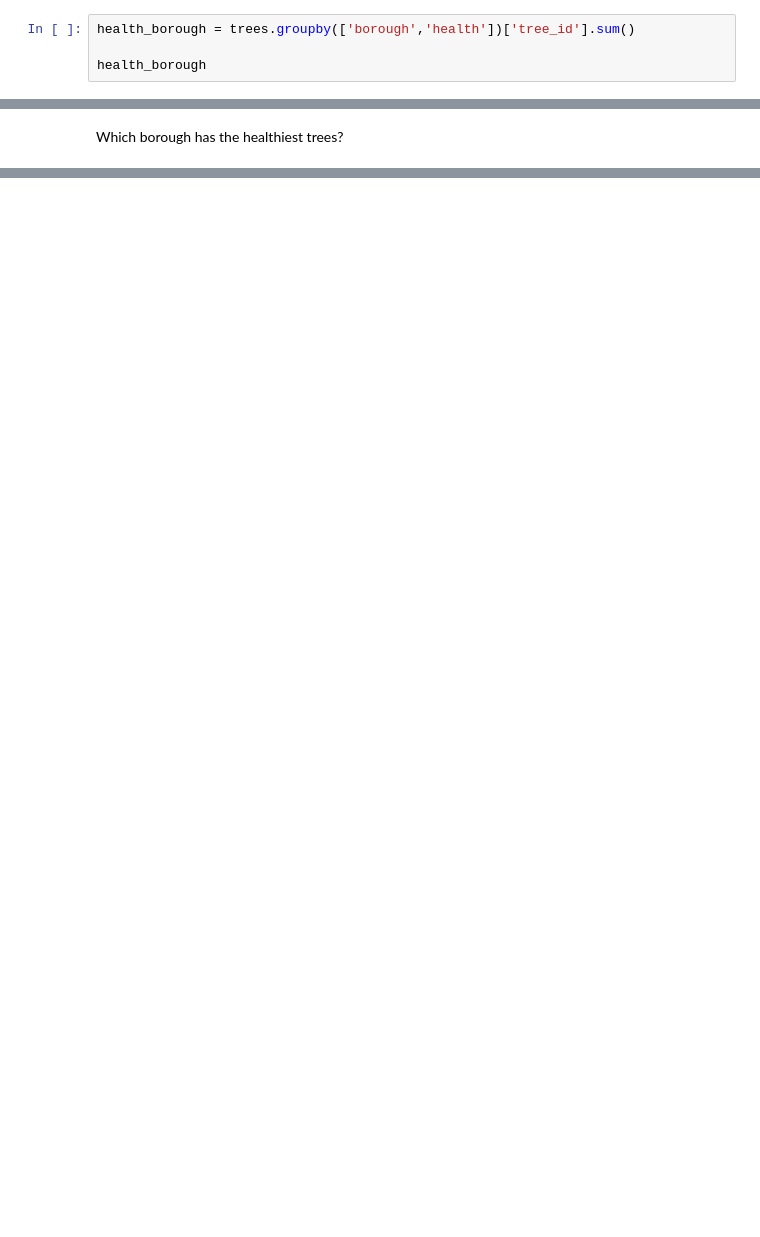
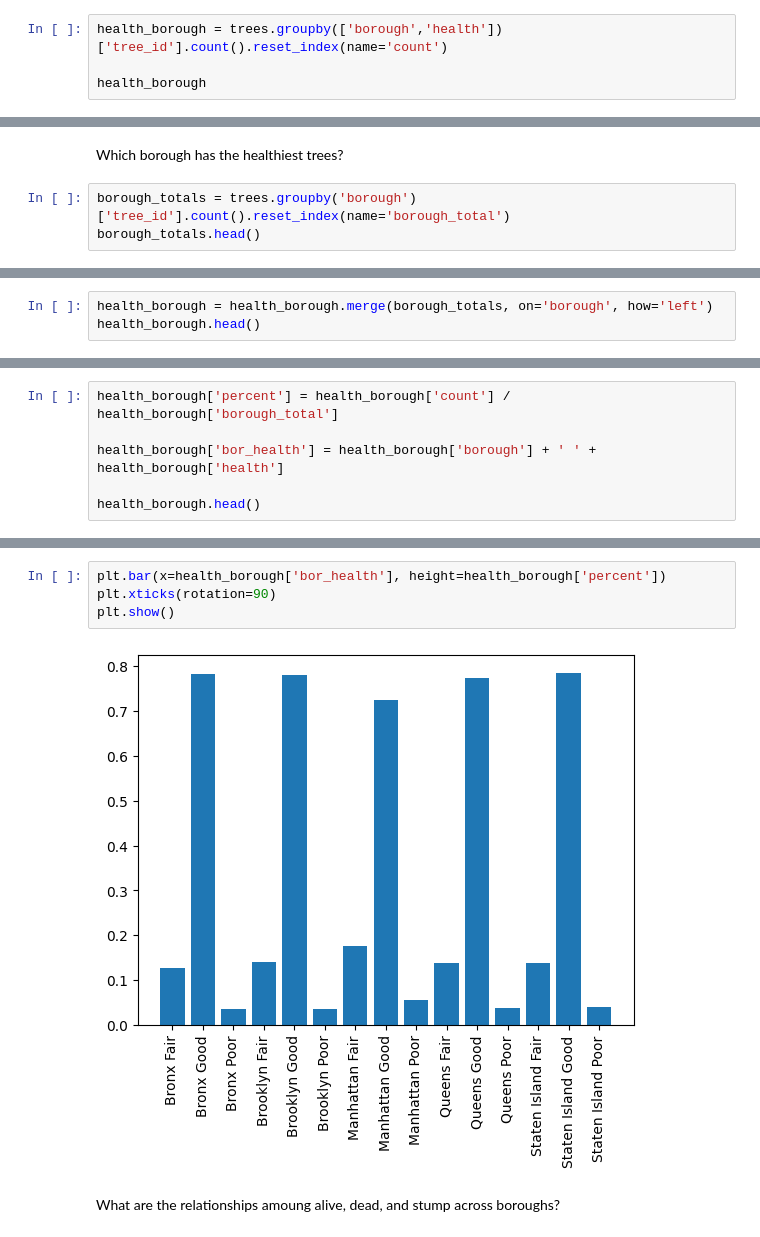
Before and after one commit to matthewtomalley/NYC-Trees-and-Income, a Jupyter notebook: eda.ipynb, the cells around one changed output, grey strips where cells are left out. Saved outputs shown, nothing was run; the diff lists cells and outputs as text; blank space fills up the shorter version.

```diff
--- a/eda.ipynb
+++ b/eda.ipynb
@@ -360,7 +363,7 @@ trees.head()
 | 3 | 204337 | 10 | 0 | Alive | Good | Gleditsia triacanthos var. inermis | honeylocust | 1027 GRAND STREET | 11211 | Brooklyn | ... |
 | 4 | 189565 | 21 | 0 | Alive | Good | Tilia americana | American linden | 603 6 STREET | 11215 | Brooklyn | ... |
 # %%
-health_borough = trees.groupby(['borough','health'])['tree_id'].sum()
+health_borough = trees.groupby(['borough','health'])['tree_id'].count().reset_index(name='count')
 
 health_borough
 # %% [output]
@@ -384,2 +386,5 @@ Name: tree_id, dtype: int64
 # %% [markdown]
 Which borough has the healthiest trees?
+# %%
+borough_totals = trees.groupby('borough')['tree_id'].count().reset_index(name='borough_total')
+borough_totals.head()
@@ -385,0 +398,3 @@ Which borough has the healthiest trees?
+# %%
+health_borough = health_borough.merge(borough_totals, on='borough', how='left')
+health_borough.head()
@@ -385,0 +408,6 @@ Which borough has the healthiest trees?
+# %%
+health_borough['percent'] = health_borough['count'] / health_borough['borough_total']
+
+health_borough['bor_health'] = health_borough['borough'] + ' ' + health_borough['health']
+
+health_borough.head()
@@ -386 +421,9 @@ Which borough has the healthiest trees?
+# %%
+plt.bar(x=health_borough['bor_health'], height=health_borough['percent'])
+plt.xticks(rotation=90)
+plt.show()
+# %% [output]
+[figure, added]
+# %% [markdown]
+What are the relationships amoung alive, dead, and stump across boroughs?
 # %%
```
Also changed, not shown: parts of 45 cells of this notebook.
